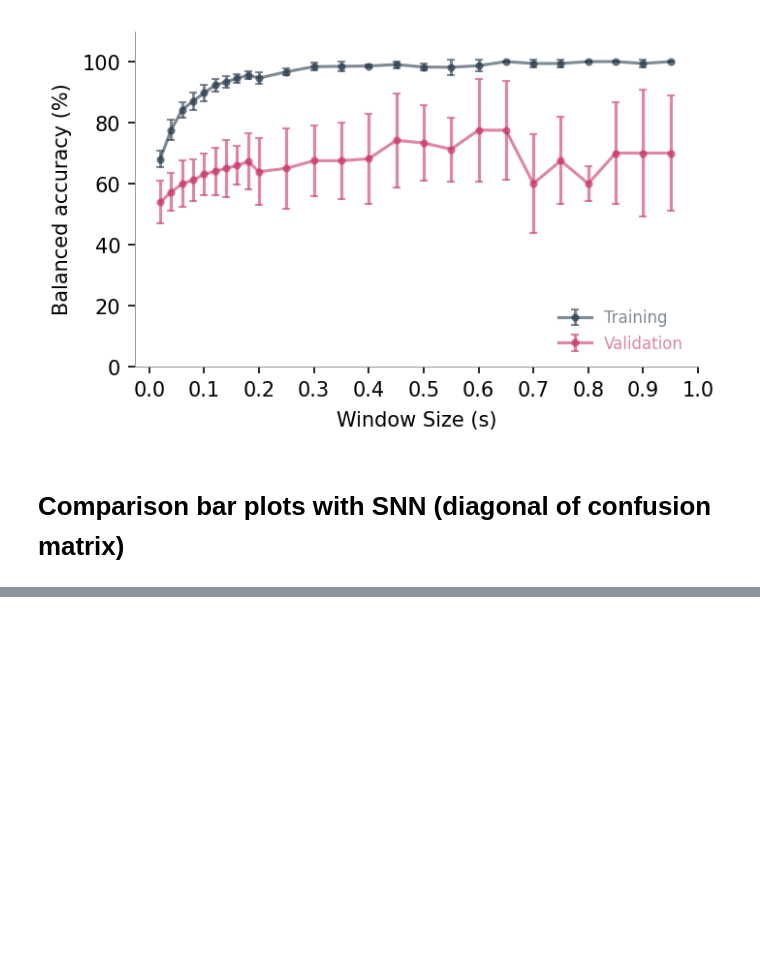
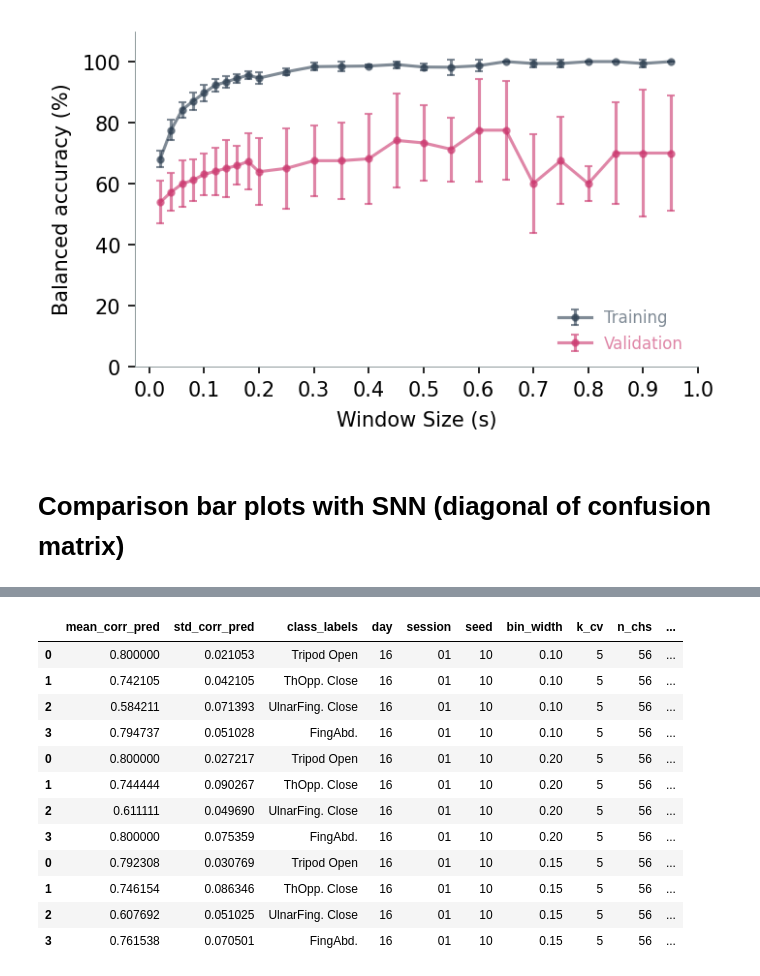
Before and after one commit to FarahBaracat/gest_classification_eng, a Jupyter notebook: notebooks/2.compile_results.ipynb, the cells around one changed output, grey strips where cells are left out. Drawn from its saved outputs; the diff is of its cells as text; code cells hidden in the pictures; blank space fills up the shorter version.

```diff
--- a/notebooks/2.compile_results.ipynb
+++ b/notebooks/2.compile_results.ipynb
@@ -544,0 +550,16 @@ compiled_snn_df
+# %%
+mean_sd_gesture_snn_df
+# %% [output]
+|  | mean_corr_pred | std_corr_pred | class_labels | day | session | seed | bin_width | k_cv | n_chs | ... |
+| 0 | 0.800000 | 0.021053 | Tripod Open | 16 | 01 | 10 | 0.10 | 5 | 56 | ... |
+| 1 | 0.742105 | 0.042105 | ThOpp. Close | 16 | 01 | 10 | 0.10 | 5 | 56 | ... |
+| 2 | 0.584211 | 0.071393 | UlnarFing. Close | 16 | 01 | 10 | 0.10 | 5 | 56 | ... |
+| 3 | 0.794737 | 0.051028 | FingAbd. | 16 | 01 | 10 | 0.10 | 5 | 56 | ... |
+| 0 | 0.800000 | 0.027217 | Tripod Open | 16 | 01 | 10 | 0.20 | 5 | 56 | ... |
+| 1 | 0.744444 | 0.090267 | ThOpp. Close | 16 | 01 | 10 | 0.20 | 5 | 56 | ... |
+| 2 | 0.611111 | 0.049690 | UlnarFing. Close | 16 | 01 | 10 | 0.20 | 5 | 56 | ... |
+| 3 | 0.800000 | 0.075359 | FingAbd. | 16 | 01 | 10 | 0.20 | 5 | 56 | ... |
+| 0 | 0.792308 | 0.030769 | Tripod Open | 16 | 01 | 10 | 0.15 | 5 | 56 | ... |
+| 1 | 0.746154 | 0.086346 | ThOpp. Close | 16 | 01 | 10 | 0.15 | 5 | 56 | ... |
+| 2 | 0.607692 | 0.051025 | UlnarFing. Close | 16 | 01 | 10 | 0.15 | 5 | 56 | ... |
+| 3 | 0.761538 | 0.070501 | FingAbd. | 16 | 01 | 10 | 0.15 | 5 | 56 | ... |
```
Also changed, not shown: parts of 7 cells of this notebook, 3 other files.
